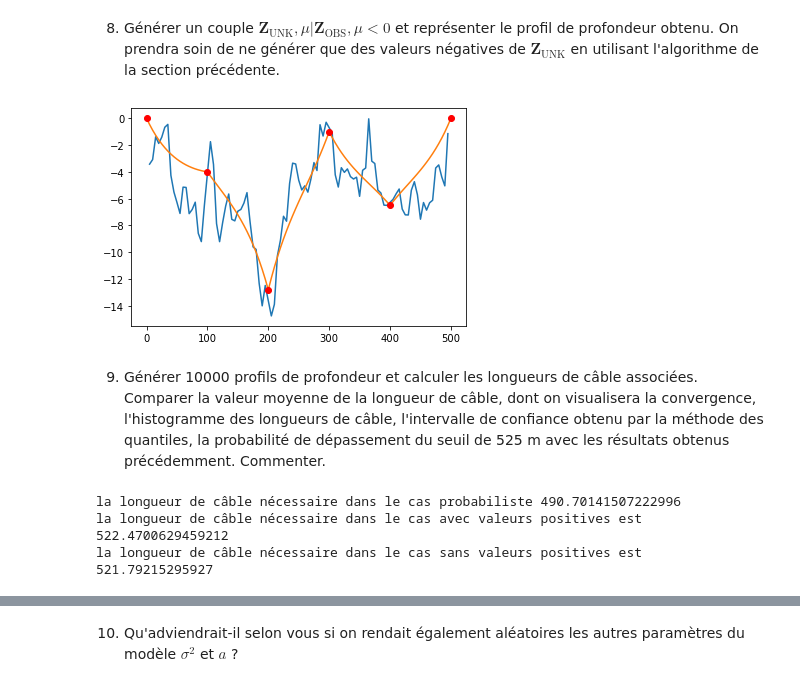
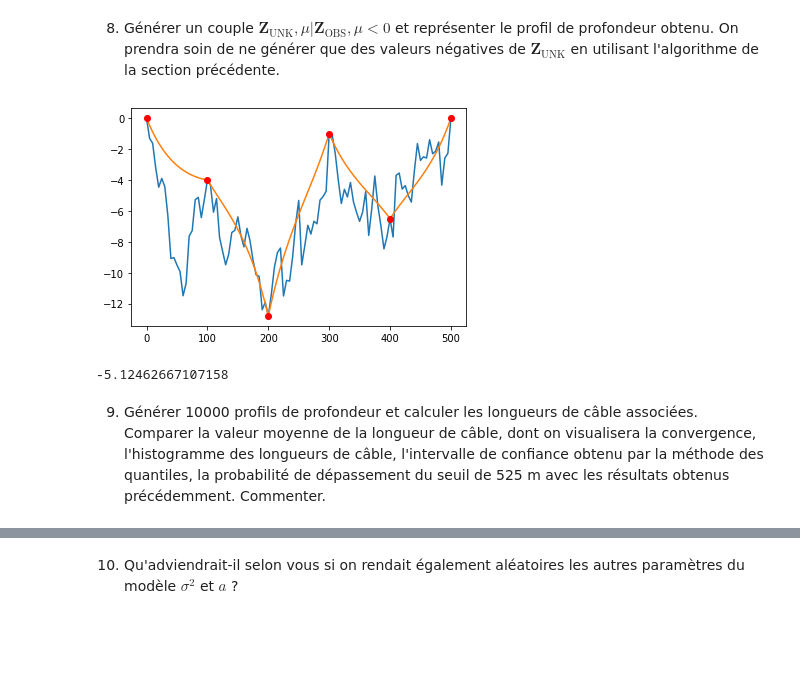
Before and after one commit to PaulineVehrle/Projet-numerique-proba, a Jupyter notebook: Projet numérique de Probabilités 2021.ipynb, the cells around one changed output, grey strips where cells are left out. Cells and saved outputs as stored; diff of their text form; code cells hidden in the pictures; blank space fills up the shorter version.

```diff
--- a/Projet numérique de Probabilités 2021.ipynb
+++ b/Projet numérique de Probabilités 2021.ipynb
@@ -332,7 +332,7 @@ def comparaison():
     longueur_classique=[]
     longueur_negative=[]
     rejet=[]
-    for i in range (10000):
+    for i in range (1000):
         allval3,j,longueur = trace_avec_rejet()
         rejet.append(1-1/j)
         if j==1:
@@ -479,14 +487,16 @@ def simul_couple():
     x = np.random.normal(0,1,np.shape(unknown_indexes)[0])
     simu = Ec + np.matmul(Cholesky,x)
     allval3,i,longueur = trace_avec_rejet()
-    return allval3[unknown_indexes], mu
+    return allval3, mu
 # %%
 allval3, _ = simul_couple()
-plt.plot(discretization[unknown_indexes],allval3)#partie simulée
+plt.plot(discretization,allval3)#partie simulée
 plt.plot(discretization,allval1)
 plt.plot(discretization[observation_indexes], depth, 'ro')
 plt.show()
+print(_)
 # %% [output]
-[figure, old version]
+[figure, new version]
+-5.12462667107158
 # %% [markdown]
 9. Générer 10000 profils de profondeur et calculer les longueurs de câble associées. Comparer la valeur moyenne de la longueur de câble, dont on visualisera la convergence, l'histogramme des longueurs de câble, l'intervalle de confiance obtenu par la méthode des quantiles, la probabilité de dépassement du seuil de 525 m avec les résultats obtenus précédemment. Commenter.
@@ -503,8 +502,0 @@ longueur_probab=comparaison2()
-# %%
-print("la longueur de câble nécessaire dans le cas probabiliste", np.mean(longueur_probab))
-print("la longueur de câble nécessaire dans le cas avec valeurs positives est ", lc_mean)
-print("la longueur de câble nécessaire dans le cas sans valeurs positives est ", ln_mean)
-# %% [output]
-la longueur de câble nécessaire dans le cas probabiliste 490.70141507222996
-la longueur de câble nécessaire dans le cas avec valeurs positives est  522.4700629459212
-la longueur de câble nécessaire dans le cas sans valeurs positives est  521.79215295927
```
Also changed, not shown: parts of 19 cells of this notebook.
